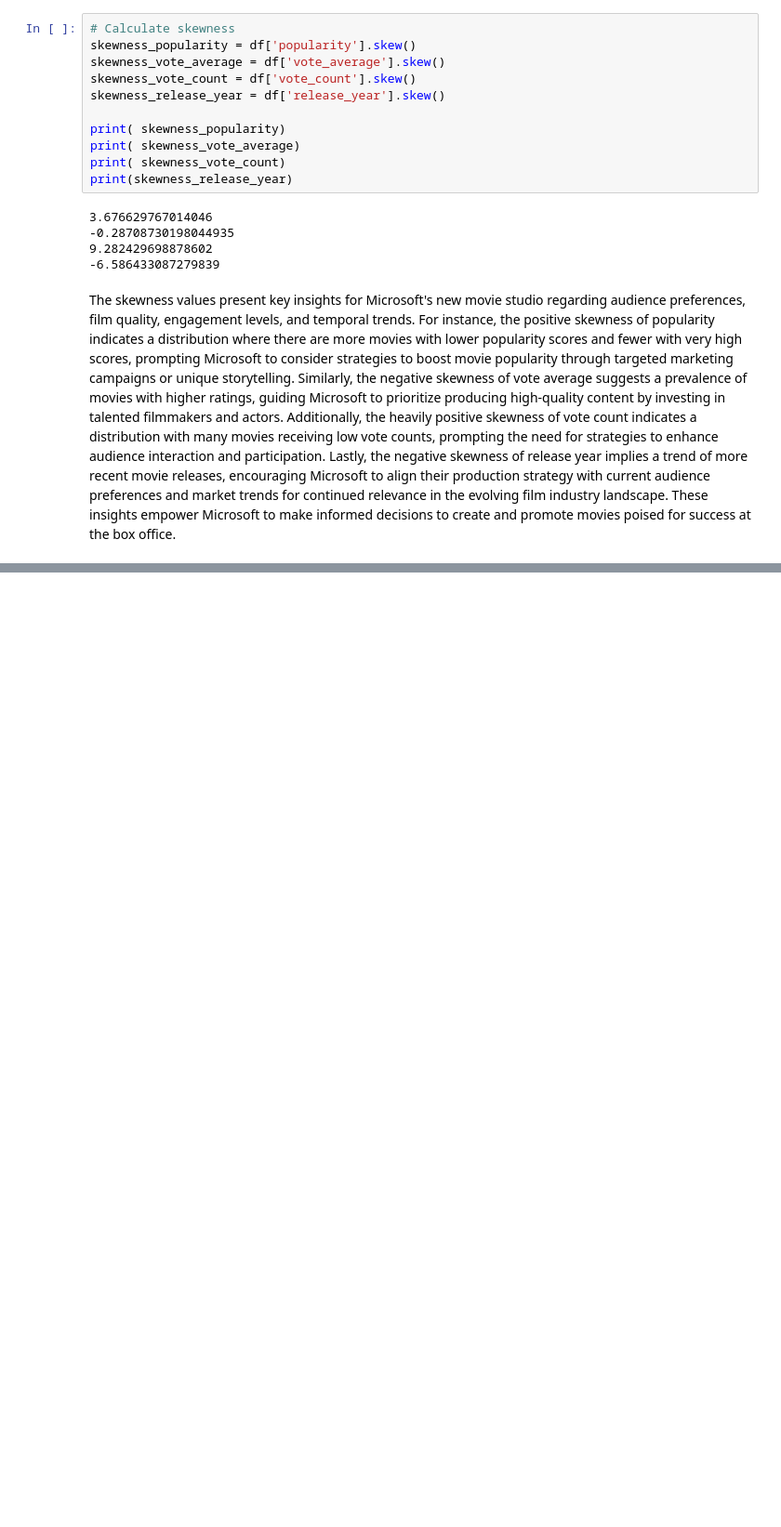
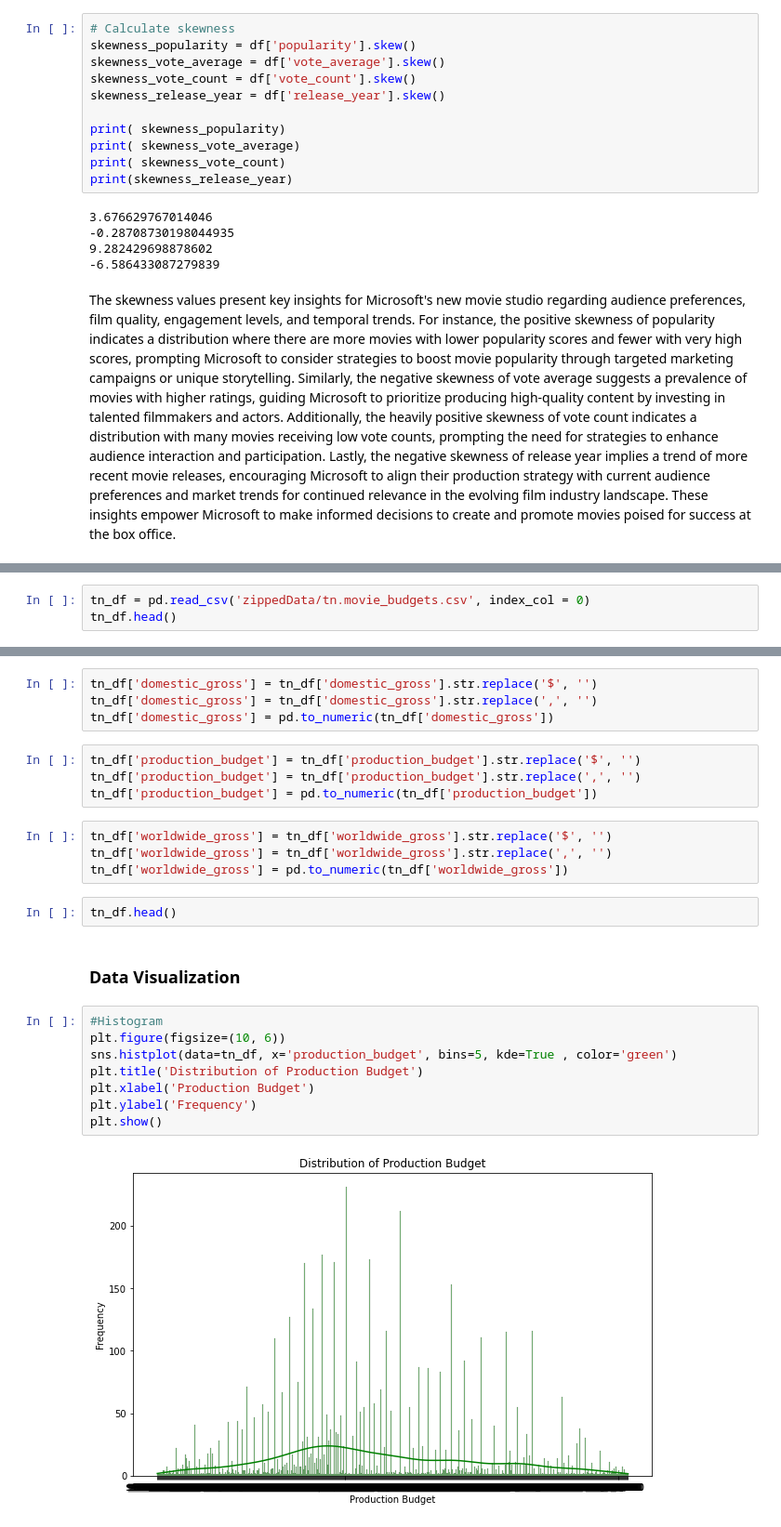
Before and after one commit to alexminingwa/dsc-phase-1-project-v2-4, a Jupyter notebook: student.ipynb, the cells around one changed output, grey strips where cells are left out. Shown at 93% size. Saved outputs shown, nothing was run; the diff lists cells and outputs as text; blank space fills up the shorter version.

Commit message:
Data visualization

```diff
--- a/student.ipynb
+++ b/student.ipynb
@@ -231,0 +234,3 @@ The skewness values present key insights for Microsoft's new movie studio regard
+# %%
+tn_df = pd.read_csv('zippedData/tn.movie_budgets.csv', index_col = 0)
+tn_df.head()
@@ -231,0 +283,26 @@ The skewness values present key insights for Microsoft's new movie studio regard
+# %%
+tn_df['domestic_gross'] = tn_df['domestic_gross'].str.replace('$', '')
+tn_df['domestic_gross'] = tn_df['domestic_gross'].str.replace(',', '')
+tn_df['domestic_gross'] = pd.to_numeric(tn_df['domestic_gross'])
+# %%
+tn_df['production_budget'] = tn_df['production_budget'].str.replace('$', '')
+tn_df['production_budget'] = tn_df['production_budget'].str.replace(',', '')
+tn_df['production_budget'] = pd.to_numeric(tn_df['production_budget'])
+# %%
+tn_df['worldwide_gross'] = tn_df['worldwide_gross'].str.replace('$', '')
+tn_df['worldwide_gross'] = tn_df['worldwide_gross'].str.replace(',', '')
+tn_df['worldwide_gross'] = pd.to_numeric(tn_df['worldwide_gross'])
+# %%
+tn_df.head()
+# %% [markdown]
+### Data Visualization
+# %%
+#Histogram
+plt.figure(figsize=(10, 6))
+sns.histplot(data=tn_df, x='production_budget', bins=5, kde=True , color='green')
+plt.title('Distribution of Production Budget')
+plt.xlabel('Production Budget')
+plt.ylabel('Frequency')
+plt.show()
+# %% [output]
+[figure, added]
```
Also changed, not shown: parts of 16 cells of this notebook.
